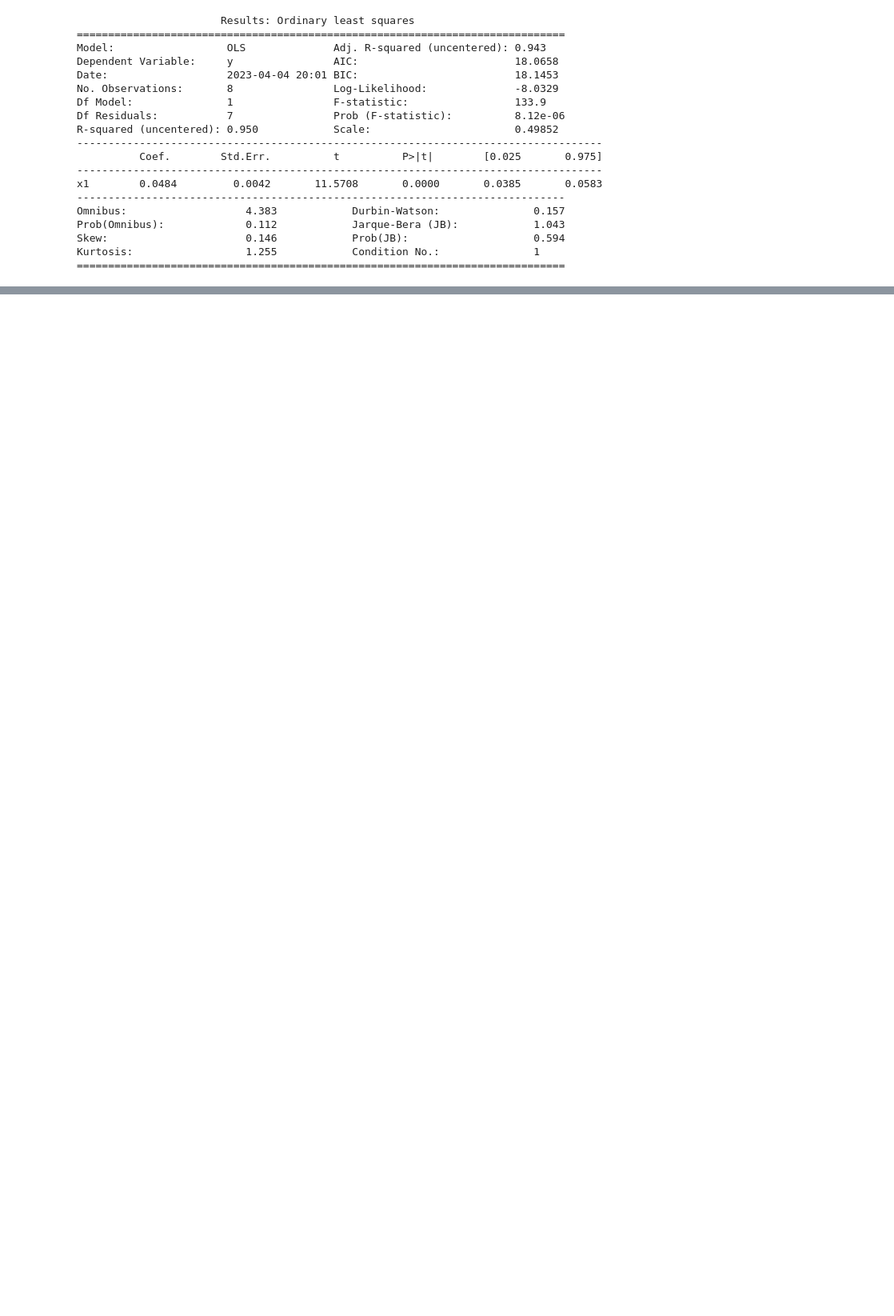
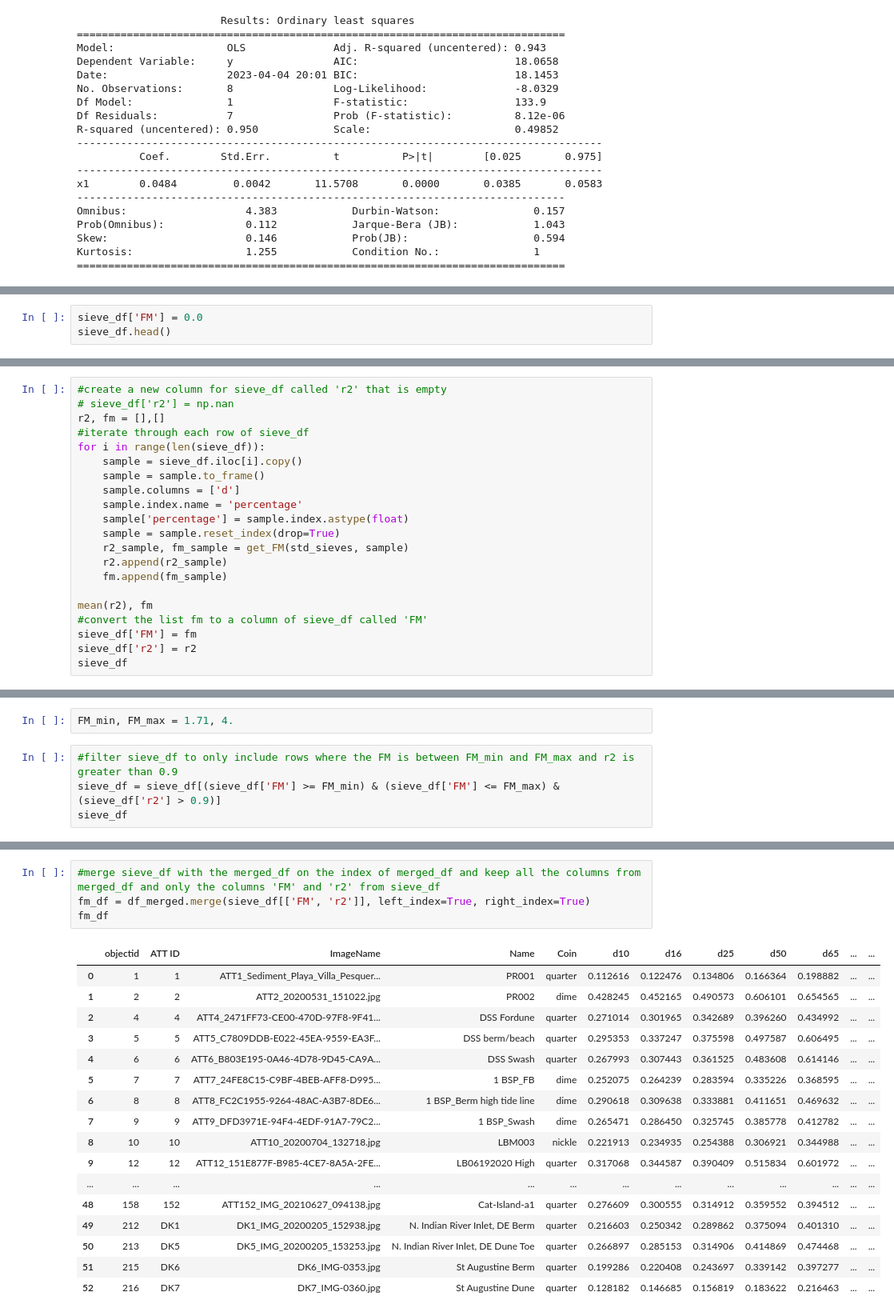
Before and after one commit to BerkeleySandProject/py-sand-mapping, a Jupyter notebook: groundtruths/sedinet/sedinet_gt.ipynb, the cells around one changed output, grey strips where cells are left out. Shown at 80% size. Cells and saved outputs as stored; diff of their text form; blank space fills up the shorter version.

```diff
--- a/groundtruths/sedinet/sedinet_gt.ipynb
+++ b/groundtruths/sedinet/sedinet_gt.ipynb
@@ -480,0 +472,3 @@ ValueError: x and y must have same first dimension, but have shapes (100,) and (
+# %%
+sieve_df['FM'] = 0.0
+sieve_df.head()
@@ -480,0 +489,21 @@ ValueError: x and y must have same first dimension, but have shapes (100,) and (
+# %%
+#create a new column for sieve_df called 'r2' that is empty
+# sieve_df['r2'] = np.nan
+r2, fm = [],[]
+#iterate through each row of sieve_df
+for i in range(len(sieve_df)):
+    sample = sieve_df.iloc[i].copy()
+    sample = sample.to_frame()
+    sample.columns = ['d']
+    sample.index.name = 'percentage'
+    sample['percentage'] = sample.index.astype(float)
+    sample = sample.reset_index(drop=True)
+    r2_sample, fm_sample = get_FM(std_sieves, sample)
+    r2.append(r2_sample)
+    fm.append(fm_sample)
+
+mean(r2), fm
+#convert the list fm to a column of sieve_df called 'FM'
+sieve_df['FM'] = fm
+sieve_df['r2'] = r2
+sieve_df
@@ -480,0 +538,6 @@ ValueError: x and y must have same first dimension, but have shapes (100,) and (
+# %%
+FM_min, FM_max = 1.71, 4.
+# %%
+#filter sieve_df to only include rows where the FM is between FM_min and FM_max and r2 is greater than 0.9
+sieve_df = sieve_df[(sieve_df['FM'] >= FM_min) & (sieve_df['FM'] <= FM_max) & (sieve_df['r2'] > 0.9)]
+sieve_df
@@ -480,0 +562,22 @@ ValueError: x and y must have same first dimension, but have shapes (100,) and (
+# %%
+#merge sieve_df with the merged_df on the index of merged_df and keep all the columns from merged_df and only the columns 'FM' and 'r2' from sieve_df
+fm_df = df_merged.merge(sieve_df[['FM', 'r2']], left_index=True, right_index=True)
+fm_df
+# %% [output]
+|  | objectid | ATT ID | ImageName | Name | Coin | d10 | d16 | d25 | d50 | d65 | ... | ... |
+| 0 | 1 | 1 | ATT1_Sediment_Playa_Villa_Pesquer... | PR001 | quarter | 0.112616 | 0.122476 | 0.134806 | 0.166364 | 0.198882 | ... | ... |
+| 1 | 2 | 2 | ATT2_20200531_151022.jpg | PR002 | dime | 0.428245 | 0.452165 | 0.490573 | 0.606101 | 0.654565 | ... | ... |
+| 2 | 4 | 4 | ATT4_2471FF73-CE00-470D-97F8-9F41... | DSS Fordune | quarter | 0.271014 | 0.301965 | 0.342689 | 0.396260 | 0.434992 | ... | ... |
+| 3 | 5 | 5 | ATT5_C7809DDB-E022-45EA-9559-EA3F... | DSS berm/beach | quarter | 0.295353 | 0.337247 | 0.375598 | 0.497587 | 0.606495 | ... | ... |
+| 4 | 6 | 6 | ATT6_B803E195-0A46-4D78-9D45-CA9A... | DSS Swash | quarter | 0.267993 | 0.307443 | 0.361525 | 0.483608 | 0.614146 | ... | ... |
+| 5 | 7 | 7 | ATT7_24FE8C15-C9BF-4BEB-AFF8-D995... | 1 BSP_FB | dime | 0.252075 | 0.264239 | 0.283594 | 0.335226 | 0.368595 | ... | ... |
+| 6 | 8 | 8 | ATT8_FC2C1955-9264-48AC-A3B7-8DE6... | 1 BSP_Berm high tide line | dime | 0.290618 | 0.309638 | 0.333881 | 0.411651 | 0.469632 | ... | ... |
+| 7 | 9 | 9 | ATT9_DFD3971E-94F4-4EDF-91A7-79C2... | 1 BSP_Swash | dime | 0.265471 | 0.286450 | 0.325745 | 0.385778 | 0.412782 | ... | ... |
+| 8 | 10 | 10 | ATT10_20200704_132718.jpg | LBM003 | nickle | 0.221913 | 0.234935 | 0.254388 | 0.306921 | 0.344988 | ... | ... |
+| 9 | 12 | 12 | ATT12_151E877F-B985-4CE7-8A5A-2FE... | LB06192020 High | quarter | 0.317068 | 0.344587 | 0.390409 | 0.515834 | 0.601972 | ... | ... |
+| ... | ... | ... | ... | ... | ... | ... | ... | ... | ... | ... | ... | ... |
+| 48 | 158 | 152 | ATT152_IMG_20210627_094138.jpg | Cat-Island-a1 | quarter | 0.276609 | 0.300555 | 0.314912 | 0.359552 | 0.394512 | ... | ... |
+| 49 | 212 | DK1 | DK1_IMG_20200205_152938.jpg | N. Indian River Inlet, DE Berm | quarter | 0.216603 | 0.250342 | 0.289862 | 0.375094 | 0.401310 | ... | ... |
+| 50 | 213 | DK5 | DK5_IMG_20200205_153253.jpg | N. Indian River Inlet, DE Dune Toe | quarter | 0.266897 | 0.285153 | 0.314906 | 0.414869 | 0.474468 | ... | ... |
+| 51 | 215 | DK6 | DK6_IMG-0353.jpg | St Augustine Berm | quarter | 0.199286 | 0.220408 | 0.243697 | 0.339142 | 0.397277 | ... | ... |
+| 52 | 216 | DK7 | DK7_IMG-0360.jpg | St Augustine Dune | quarter | 0.128182 | 0.146685 | 0.156819 | 0.183622 | 0.216463 | ... | ... |
```
Also changed, not shown: parts of 22 cells of this notebook, 1 other file.
